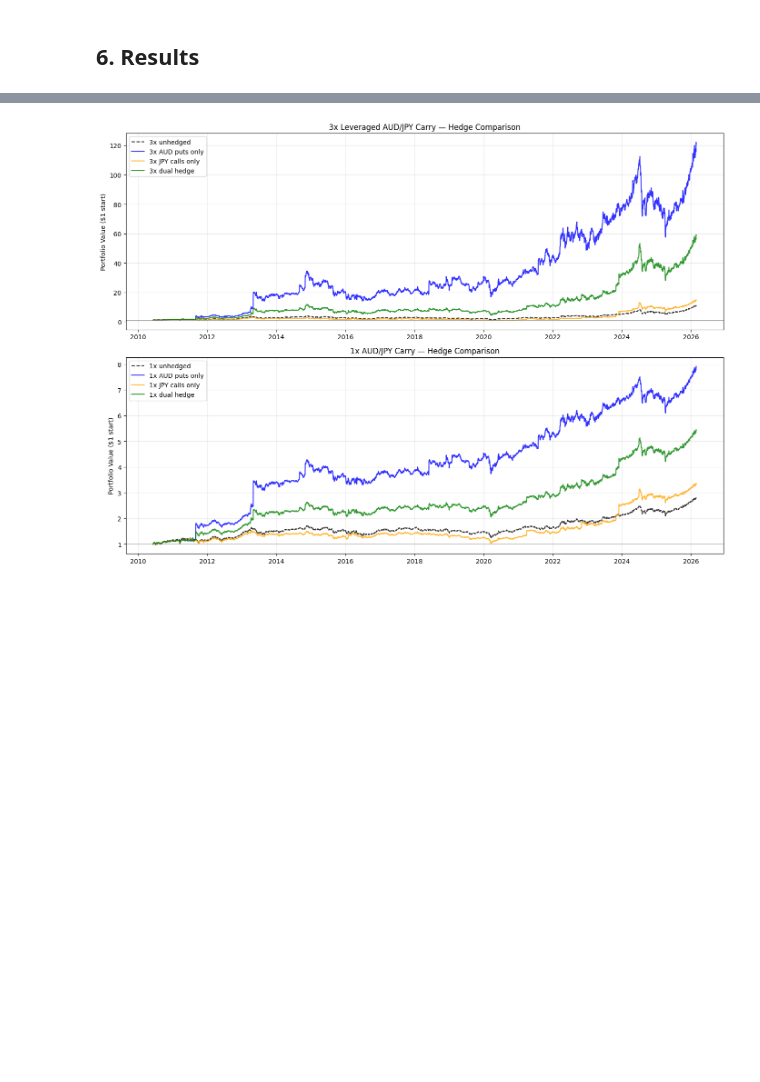
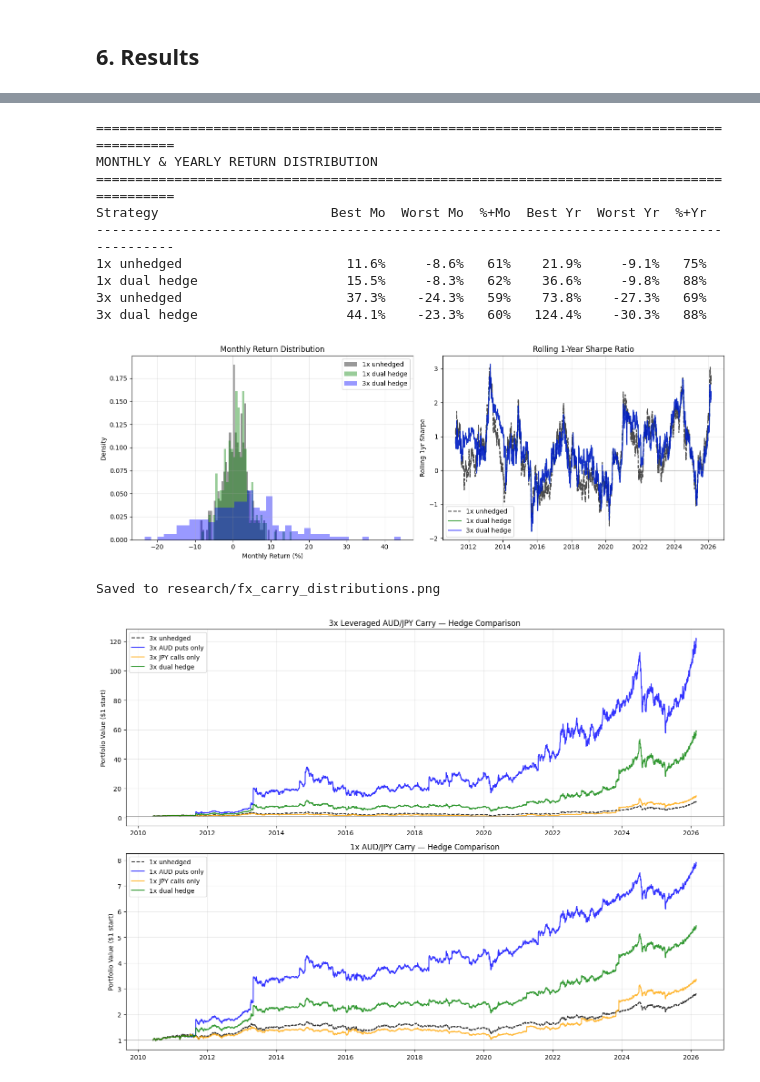
Before and after one commit to lambdaclass/options_backtester, a Jupyter notebook: notebooks/fx_carry_real.ipynb, the cells around one changed output, grey strips where cells are left out. Drawn from its saved outputs; the diff is of its cells as text; code cells hidden in the pictures; blank space fills up the shorter version.

```diff
--- a/notebooks/fx_carry_real.ipynb
+++ b/notebooks/fx_carry_real.ipynb
@@ -634,3 +691,69 @@ SPY + 0.5% puts (confirmed)                 16.46%    8.8%    1.879    -8.2%
+# %%
+# ── Detailed monthly/yearly breakdown for key strategies ──
+key_strats = ['1x unhedged', '1x dual hedge', '3x unhedged', '3x dual hedge']
+
+print('=' * 90)
+print('MONTHLY & YEARLY RETURN DISTRIBUTION')
+print('=' * 90)
+print(f'{"Strategy":28} {"Best Mo":>8} {"Worst Mo":>9} {"%+Mo":>5} {"Best Yr":>8} {"Worst Yr":>9} {"%+Yr":>5}')
+print('-' * 90)
+
+for label in key_strats:
+    s = compute_stats(results[label]['capital'])
+    if s:
+        print(f'{label:28} {s["best_month"]*100:>7.1f}% {s["worst_month"]*100:>8.1f}% '
+              f'{s["pct_pos_months"]:>4.0f}% {s["best_year"]*100:>7.1f}% '
+              f'{s["worst_year"]*100:>8.1f}% {s["pct_pos_years"]:>4.0f}%')
+
+# ── Return distribution plot ──
+fig, axes = plt.subplots(1, 2, figsize=(14, 5))
+
+for label, color in [('1x unhedged', 'black'), ('1x dual hedge', 'green'),
+                      ('3x dual hedge', 'blue')]:
+    cap = results[label]['capital']
+    cap = cap[cap > 0]
+    monthly = cap.resample('ME').last().pct_change().dropna()
+    axes[0].hist(monthly * 100, bins=40, alpha=0.4, color=color, label=label, density=True)
+
+axes[0].set_xlabel('Monthly Return (%)')
+axes[0].set_ylabel('Density')
+axes[0].set_title('Monthly Return Distribution')
+axes[0].legend()
+axes[0].axvline(0, color='gray', linewidth=0.5)
+axes[0].grid(True, alpha=0.3)
+
+# Rolling 1-year Sharpe
+for label, color, ls in [('1x unhedged', 'black', '--'), ('1x dual hedge', 'green', '-'),
+                          ('3x dual hedge', 'blue', '-')]:
+    cap = results[label]['capital']
+    cap = cap[cap > 0]
+    daily_ret = cap.pct_change().dropna()
+    rolling_sharpe = (daily_ret.rolling(252).mean() / daily_ret.rolling(252).std()) * np.sqrt(252)
+    axes[1].plot(rolling_sharpe.index, rolling_sharpe, color=color, linestyle=ls,
+                 label=label, alpha=0.7)
+
+axes[1].set_ylabel('Rolling 1yr Sharpe')
+axes[1].set_title('Rolling 1-Year Sharpe Ratio')
+axes[1].legend()
+axes[1].axhline(0, color='gray', linewidth=0.5)
+axes[1].grid(True, alpha=0.3)
+
+plt.tight_layout()
+plt.savefig('../research/fx_carry_distributions.png', dpi=100, bbox_inches='tight')
+plt.show()
+print('Saved to research/fx_carry_distributions.png')
+# %% [output]
+==========================================================================================
+MONTHLY & YEARLY RETURN DISTRIBUTION
+==========================================================================================
+Strategy                      Best Mo  Worst Mo  %+Mo  Best Yr  Worst Yr  %+Yr
+------------------------------------------------------------------------------------------
+1x unhedged                     11.6%     -8.6%   61%    21.9%     -9.1%   75%
+1x dual hedge                   15.5%     -8.3%   62%    36.6%     -9.8%   88%
+3x unhedged                     37.3%    -24.3%   59%    73.8%    -27.3%   69%
+3x dual hedge                   44.1%    -23.3%   60%   124.4%    -30.3%   88%
+[figure, added]
+Saved to research/fx_carry_distributions.png
 # %%
 # Equity curves — compare hedge types at 3x leverage
 fig, axes = plt.subplots(2, 1, figsize=(14, 10))
```
Also changed, not shown: parts of 2 cells of this notebook, 1 other file.
